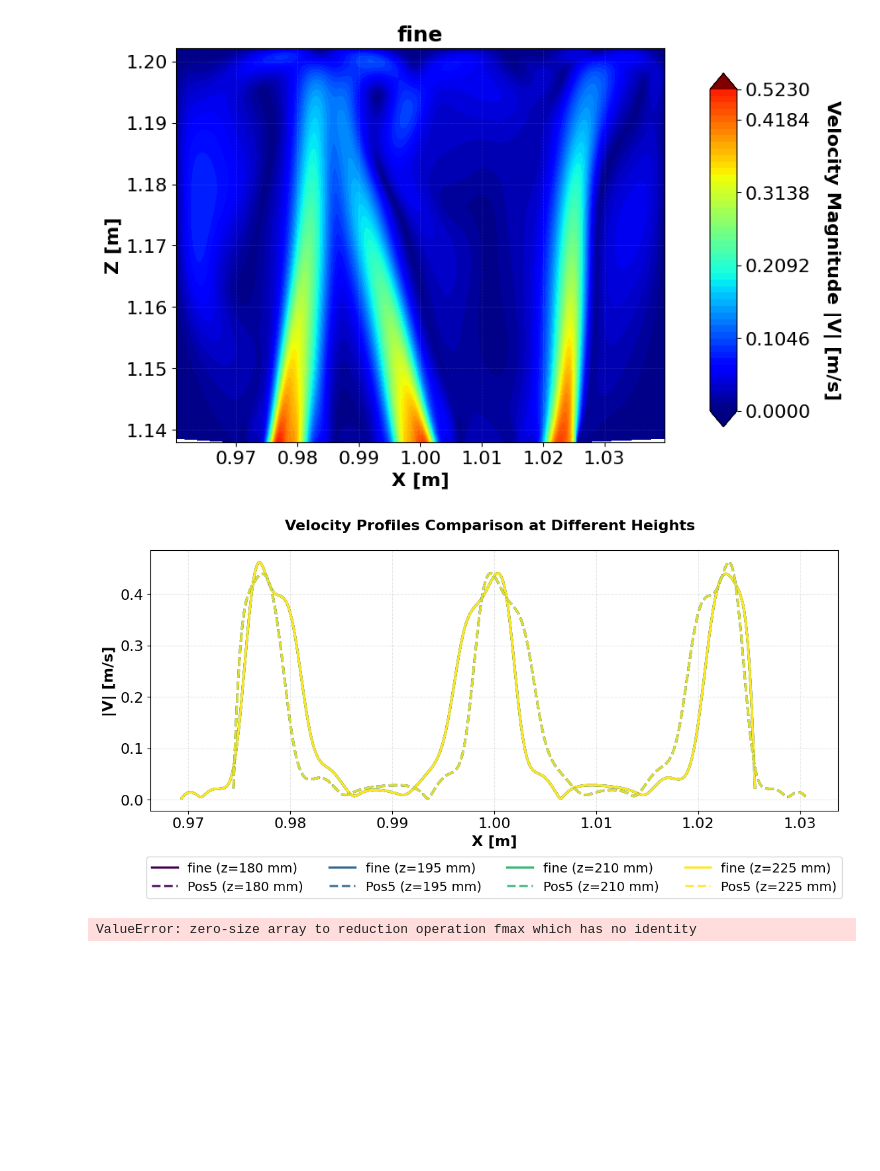
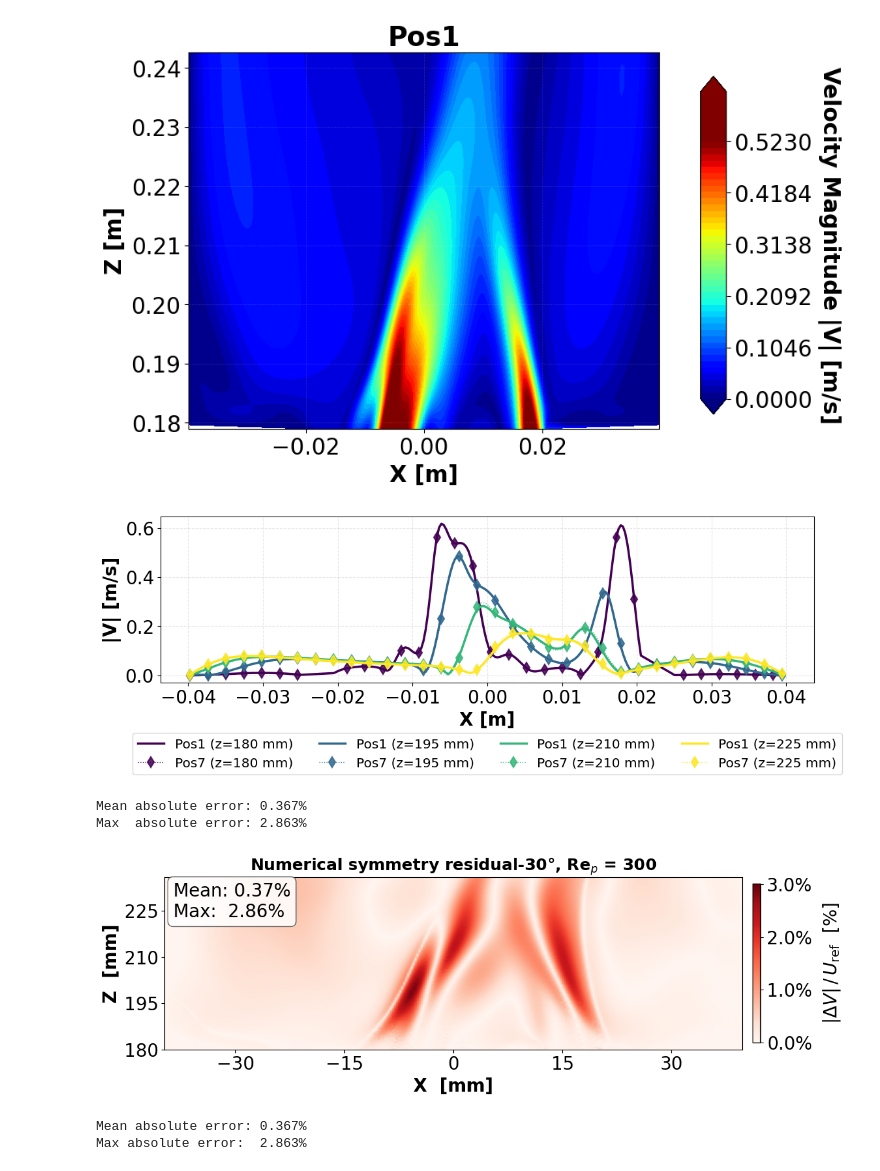
Before and after one commit to goru14qe/A1A4_paper2, a Jupyter notebook: Python_files/A1A4_symmetry.ipynb, the cells around one changed output. Cells and saved outputs as stored; diff of their text form; code cells hidden in the pictures; blank space fills up the shorter version.

```diff
--- a/Python_files/A1A4_symmetry.ipynb
+++ b/Python_files/A1A4_symmetry.ipynb
@@ -11,15 +11,15 @@ import os
 # SYMMETRY CHECK: Read 2 CSV files and flip second one horizontally (across X axis)
 # Configuration for symmetry check
 sym_folder1 = '../30/sim/30_Re_100'  # Folder for first file
-sym_file1 = 'SIM_S_Pos03_Re100_B0001_T.csv'  # First file
+sym_file1 = 'SIM_S_Pos01_Re100_B0001_T.csv'  # First file
 
 sym_folder2 = '../30/sim/30_Re_100'  # Folder for second file
-sym_file2 = 'SIM_S_Pos05_Re100_B0001_T.csv'  # Second file (will be flipped)
+sym_file2 = 'SIM_S_Pos07_Re100_B0001_T.csv'  # Second file (will be flipped)
 output_dir = '../Plots/'+ 'symmetry_check_100'  # Output folder for symmetry check plots
-pos = 3
+pos = 1
 
-file1_label = 'Pos3'
-file2_label = 'Pos5'
+file1_label = 'Pos1'
+file2_label = 'Pos7'
 # Z-heights for line plots (in meters)
 z_min_sym = 0.180
 z_max_sym = 0.236
@@ -367,11 +367,11 @@ for i, idx in enumerate(selected_indices):
             color='r', linestyle='--', linewidth=2, zorder=3, alpha=0.8)
 
     if i >= len(selected_indices) - n_cols:
-        ax.set_xlabel('X [m]', fontsize=16, fontweight='bold')
+        ax.set_xlabel('X [m]', fontsize=20, fontweight='bold')
     if i % n_cols == 0:
-        ax.set_ylabel('|V| [m/s]', fontsize=16, fontweight='bold')
+        ax.set_ylabel('|V| [m/s]', fontsize=20, fontweight='bold')
 
-    ax.tick_params(labelsize=16)
+    ax.tick_params(labelsize=20)
     ax.set_title(f'z = {data["z_target_mm"]:.0f} mm', fontsize=18, fontweight='bold')
     ax.grid(True, alpha=0.3)
 
@@ -382,10 +382,10 @@ for i in range(len(selected_indices), len(axes)):
 
 # Add legend only to the last pair
 if len(selected_indices) > 0:
-    axes[len(selected_indices)-1].legend(fontsize=14, loc='best', frameon=True)
+    axes[len(selected_indices)-1].legend(fontsize=20, loc='best', frameon=True)
 
 plt.suptitle(f'Symmetry Check: Velocity Profiles at Different z-Heights',
-             fontsize=16, fontweight='bold', y=0.995)
+             fontsize=20, fontweight='bold', y=0.995)
 plt.tight_layout()
 plt.savefig(f'{output_dir}/Symmetry_Check_Line_Profiles_pos{pos}.png', dpi=300, bbox_inches='tight')
 plt.show()
@@ -503,15 +511,15 @@ contour1 = ax.tricontourf(
 #              linewidth=1.2, arrowsize=1.0, arrowstyle='fancy')
 
 # Axes formatting
-ax.set_xlabel('X [m]', fontsize=16, fontweight='bold')
+ax.set_xlabel('X [m]', fontsize=20, fontweight='bold')
 ax.set_aspect('equal')
 ax.grid(True, linestyle='--', alpha=0.15, color='white', linewidth=0.5)
-ax.tick_params(axis='x', which='both', labelsize=16)
-ax.tick_params(axis='y', which='both', labelsize=16)
+ax.tick_params(axis='x', which='both', labelsize=20)
+ax.tick_params(axis='y', which='both', labelsize=20)
 ax.set_xlim(common_bounds_sym[0], common_bounds_sym[1])
 ax.set_ylim(common_bounds_sym[2], common_bounds_sym[3])
-ax.set_ylabel('Z [m]', fontsize=16, fontweight='bold')
-ax.set_title(f'{file1_label}', fontsize=18, fontweight='bold')
+ax.set_ylabel('Z [m]', fontsize=20, fontweight='bold')
+ax.set_title(f'{file1_label}', fontsize=24, fontweight='bold')
 
 # Colorbar
 cbar_ax = fig.add_axes([0.92, 0.15, 0.04, 0.7]) #[]
@@ -519,51 +527,50 @@ contour1.set_clim(0.0, 0.52289)
 cbar = fig.colorbar(contour1, cax=cbar_ax)
 cbar.set_ticks(np.linspace(0.0, 0.523, 6))
 cbar.set_label('Velocity Magnitude |V| [m/s]', rotation=270, labelpad=25,
-               fontsize=16, fontweight='bold')
-cbar.ax.tick_params(labelsize=16)
+               fontsize=20, fontweight='bold')
+cbar.ax.tick_params(labelsize=20)
 
 plt.subplots_adjust(left=0.08, right=0.90, top=0.90, bottom=0.12, wspace=0.05)
 plt.savefig(f'{output_dir}/grid_{file1_label}.png', dpi=300, bbox_inches='tight')
 plt.show()
 # %% [output]
-[figure, old version]
+[figure, new version]
 # %%
 # Create a single plot combining all line plots with position labels
-fig, ax = plt.subplots(figsize=(12, 6))
+fig, ax = plt.subplots(figsize=(12, 4.5))
 data = stored_sym_data[idx]
 
 colors = plt.cm.viridis(np.linspace(0, 1, len(selected_indices)))
 
 for i, idx in enumerate(selected_indices):
         data = stored_sym_data[idx]
         color = colors[i]
 
         ax.plot(
                 data['x_file1'], data['vel_file1'],
                 label=file1_label + f' (z={data["z_target_mm"]:.0f} mm)',
                 color=color, linestyle='-', linewidth=2.5, zorder=2
         )
 
         ax.plot(
                 data['x_file2'], data['vel_file2'],
                 label=file2_label + f' (z={data["z_target_mm"]:.0f} mm)',
-                color=color, linestyle='--', linewidth=2.5, zorder=3, alpha=0.85
-        )
+                color=color, linestyle='dotted', marker='d',     markersize=8,     markevery  = 8,  markeredgewidth=1.5,     linewidth=1,     zorder=2, alpha=0.85)
 
-ax.set_xlabel('X [m]', fontsize=16, fontweight='bold')
-ax.set_ylabel('|V| [m/s]', fontsize=16, fontweight='bold')
-ax.legend(fontsize=14, loc='upper center', bbox_to_anchor=(0.5, -0.15), ncol=4, frameon=True)
+ax.set_xlabel('X [m]', fontsize=20, fontweight='bold')
+ax.set_ylabel('|V| [m/s]', fontsize=20, fontweight='bold')
 ax.grid(True, alpha=0.3, linestyle='--')
-ax.tick_params(labelsize=16)
+ax.tick_params(labelsize=20)
+ax.legend(fontsize=14.5, loc='upper center', bbox_to_anchor=(0.5, -0.26), ncol=4)
 
 
-plt.suptitle(f'Velocity Profiles Comparison at Different Heights',
-             fontsize=16, fontweight='bold', y=0.995)
+#plt.suptitle(f'Velocity Profiles Comparison at Different Heights',
+#             fontsize=20, fontweight='bold', y=0.995)
 plt.tight_layout()
 plt.savefig(f'{output_dir}/Combined_Line_Profiles_Pos{pos}.png', dpi=300, bbox_inches='tight')
 plt.show()
 # %% [output]
-[figure, old version]
+[figure, new version]
 # %%
 from matplotlib.colors import LinearSegmentedColormap
 from matplotlib.lines import Line2D
@@ -613,30 +620,32 @@ cf = ax.pcolormesh(
 # Stats annotation (top-left corner)
 ax.text(0.015, 0.97,
         f'Mean: {mean_error_pct:.2f}%\nMax:  {max_error_pct:.2f}%',
-        transform=ax.transAxes, va='top', fontsize=16,
+        transform=ax.transAxes, va='top', fontsize=20,
         bbox=dict(boxstyle='round,pad=0.3', fc='white', ec='#555555', alpha=0.88))
 
 # Colorbar (right side, vertical)
 cbar = fig.colorbar(cf, ax=ax, pad=0.015, shrink=0.92)
-cbar.set_label(r'$|\Delta V|\,/\,U_\mathrm{ref}$  [%]', fontsize=16, labelpad=10)
+cbar.set_label(r'$|\Delta V|\,/\,U_\mathrm{ref}$  [%]', fontsize=20, labelpad=10)
 _dec = 0 if vmax >= 10 else (1 if vmax >= 2 else 2)
 cbar.ax.yaxis.set_major_formatter(plt.FuncFormatter(lambda v, _: f"{v:.{_dec}f}%"))
-cbar.ax.tick_params(labelsize=16)
+cbar.ax.tick_params(labelsize=20)
 cbar.outline.set_linewidth(1)
 
-ax.set_xlabel('X  [mm]', fontsize=16, fontweight='bold')
-ax.set_ylabel('Z  [mm]', fontsize=16, fontweight='bold')
+ax.set_xlabel('X  [mm]', fontsize=20, fontweight='bold')
+ax.set_ylabel('Z  [mm]', fontsize=20, fontweight='bold')
 ax.set_title(r'Numerical symmetry residual-30°, Re$_p$ = 300',
              fontsize=18, fontweight='bold')
 ax.xaxis.set_major_locator(plt.MaxNLocator(6))
 ax.yaxis.set_major_locator(plt.MaxNLocator(4))
-ax.tick_params(labelsize=16)
+ax.tick_params(labelsize=20)
 
 plt.tight_layout()
 plt.savefig(f'{output_dir}/Symmetry_2D_ErrorMap_pos{pos}.png', dpi=300, bbox_inches='tight')
 plt.show()
 # %% [output]
-ValueError: zero-size array to reduction operation fmax which has no identity
+Mean absolute error: 0.367%
+Max  absolute error: 2.863%
+[figure, added]
 # %%
 if 'err_pct' not in globals():
     raise NameError("err_pct is not available. Run the 2D difference plot cell first.")
@@ -648,3 +657,6 @@ max_error_pct = np.nanmax(abs_err_pct)
 
 print(f"Mean absolute error: {mean_error_pct:.3f}%")
 print(f"Max absolute error:  {max_error_pct:.3f}%")
+# %% [output]
+Mean absolute error: 0.367%
+Max absolute error:  2.863%
```
Also changed, not shown: parts of 5 cells of this notebook, 40 other files.
